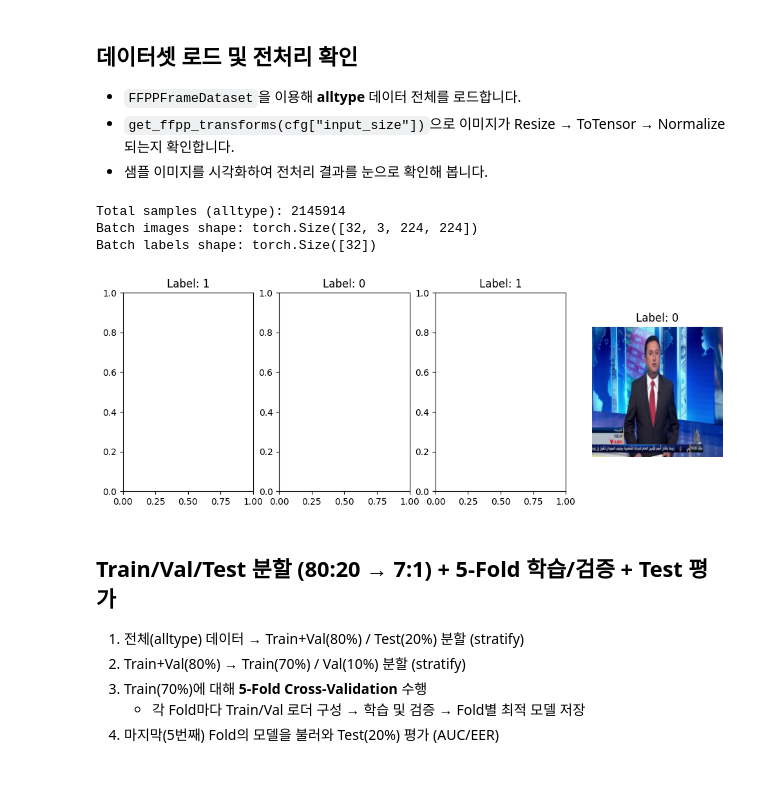
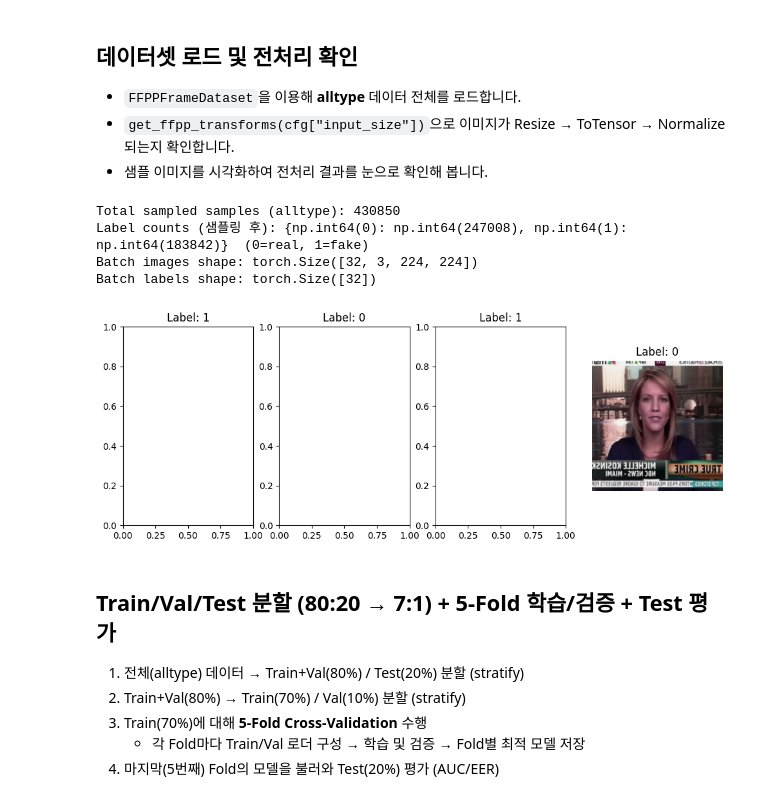
Before and after one commit to vpraise00/deepfake-ml, a Jupyter notebook: deepfake-adapter/notebooks/pipeline.ipynb, the cells around one changed output. Saved outputs shown, nothing was run; the diff lists cells and outputs as text; code cells hidden in the pictures.

Commit message:
dataset preprocessing included

```diff
--- a/deepfake-adapter/notebooks/pipeline.ipynb
+++ b/deepfake-adapter/notebooks/pipeline.ipynb
@@ -115,49 +115,69 @@ Config: {'dataset_root': 'D:/My Project/Deepfake/df_train/data/FaceForensicspp_R
 - `get_ffpp_transforms(cfg["input_size"])`으로 이미지가 Resize → ToTensor → Normalize 되는지 확인합니다.
 - 샘플 이미지를 시각화하여 전처리 결과를 눈으로 확인해 봅니다.
 # %%
-# 셀 3: 데이터셋 로드 및 전처리 확인
+# 셀 3: 데이터셋 로드 및 전처리 확인 (샘플링, 증강 포함)
 
 set_seed(42)
 
-# 1) 전체 데이터셋 로드 (alltype)
-full_dataset = FFPPFrameDataset(config_path)
-print(f"Total samples (alltype): {len(full_dataset)}")
+# (A) 학습/검증용 transform 불러오기
+train_transform, val_transform = get_ffpp_transforms(cfg["input_size"])
 
-# 2) 임시 DataLoader 구성 — 배치 형태 확인용
+# (B) 전체 데이터셋 로드 (샘플링 interval=5, transform=None → 단순 count용)
+full_dataset = FFPPFrameDataset(
+    config_path,
+    frame_interval=5,   # 5프레임당 1샘플 사용
+    transform=None      # 단순 통계용이므로 transform은 생략
+)
+print(f"Total sampled samples (alltype): {len(full_dataset)}")
+
+# 레이블별 개수 세기
+labels_array = np.array(full_dataset.labels)
+unique, counts = np.unique(labels_array, return_counts=True)
+label_counts = dict(zip(unique, counts))
+print(f"Label counts (샘플링 후): {label_counts}  (0=real, 1=fake)")
+
+# (C) 임시 DataLoader 구성 — 배치 형태 확인용
+# 여기서는 학습용 transform만 적용해서 한번 이미지가 어떻게 변하는지 시각화해보고 싶다면:
+vis_dataset = FFPPFrameDataset(
+    config_path,
+    frame_interval=5,
+    transform=train_transform
+)
 temp_loader = DataLoader(
-    full_dataset,
+    vis_dataset,
     batch_size=cfg["batch_size"],
     shuffle=True,
     num_workers=cfg["num_workers"],
     pin_memory=True
 )
 
-# 3) 첫 번째 배치 가져와서 이미지 텐서 모양 확인
+# (D) 첫 번째 배치 가져와서 이미지 텐서 모양 확인
 images, labels = next(iter(temp_loader))
 print("Batch images shape:", images.shape)  # [batch_size, 3, input_size, input_size]
 print("Batch labels shape:", labels.shape)  # [batch_size]
 
-# 4) 샘플 이미지 시각화 (정규화 해제 후 표시)
+# (E) 샘플 이미지 시각화 (정규화 해제 후 표시)
 def imshow_tensor(img_tensor, mean=[0.485, 0.456, 0.406], std=[0.229, 0.224, 0.225]):
     """정규화된 텐서를 이미지로 되돌려 Matplotlib으로 표시"""
     img = img_tensor.clone().cpu().numpy()
     for c in range(3):
         img[c] = img[c] * std[c] + mean[c]
     img = np.clip(img, 0, 1)
     img = np.transpose(img, (1, 2, 0))  # (H, W, C)
     plt.imshow(img)
     plt.axis("off")
 
 fig, axes = plt.subplots(1, 4, figsize=(12, 4))
 for i in range(4):
     imshow_tensor(images[i])
     axes[i].set_title(f"Label: {labels[i].item()}")
 plt.show()
 # %% [output]
-Total samples (alltype): 2145914
+Total sampled samples (alltype): 430850
+Label counts (샘플링 후): {np.int64(0): np.int64(247008), np.int64(1): np.int64(183842)}  (0=real, 1=fake)
 Batch images shape: torch.Size([32, 3, 224, 224])
 Batch labels shape: torch.Size([32])
-[figure, old version]
+[figure, new version]
 # %% [markdown]
 ## Train/Val/Test 분할 (80:20 → 7:1) + 5-Fold 학습/검증 + Test 평가
 
```
Also changed, not shown: parts of 1 cell of this notebook, 3 other files.
